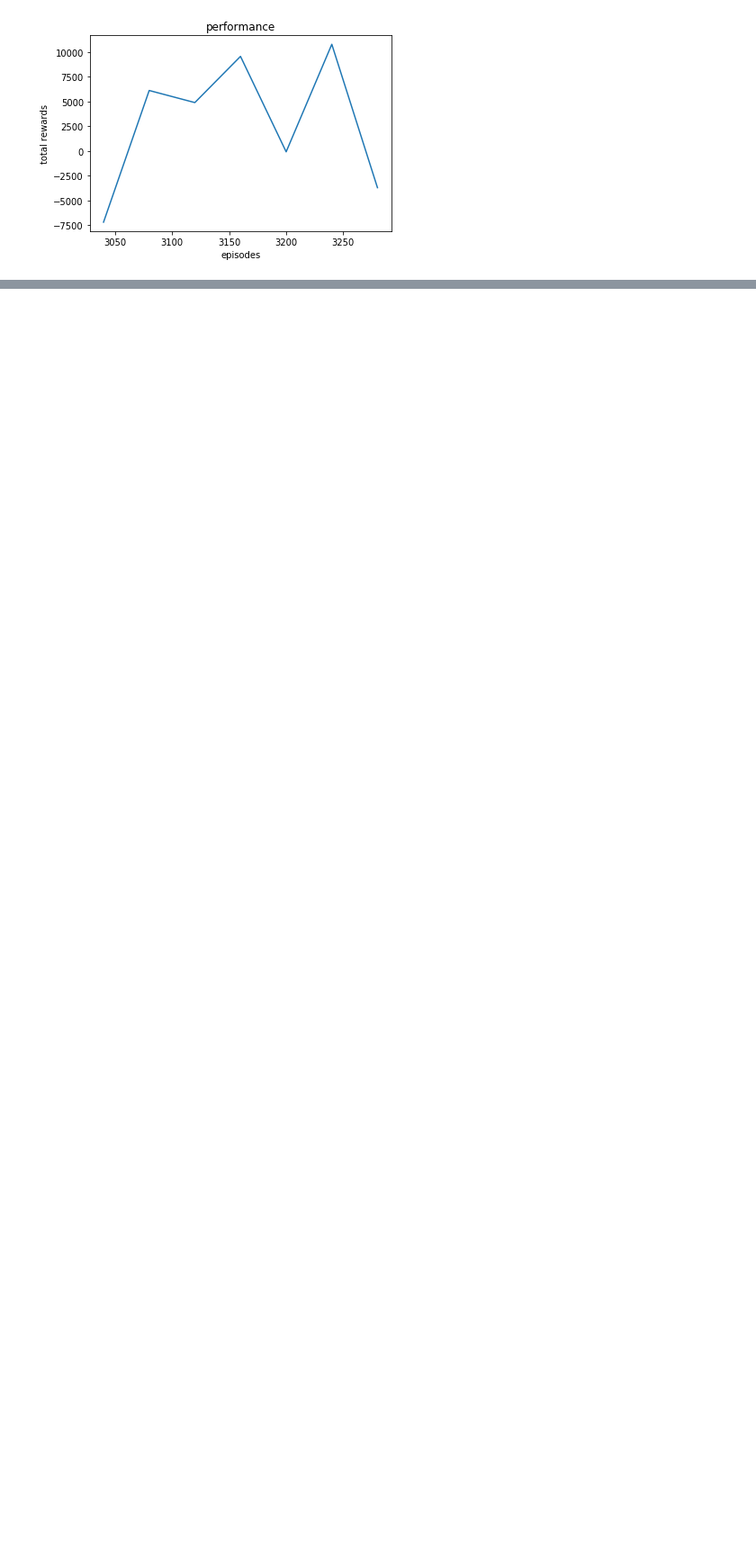
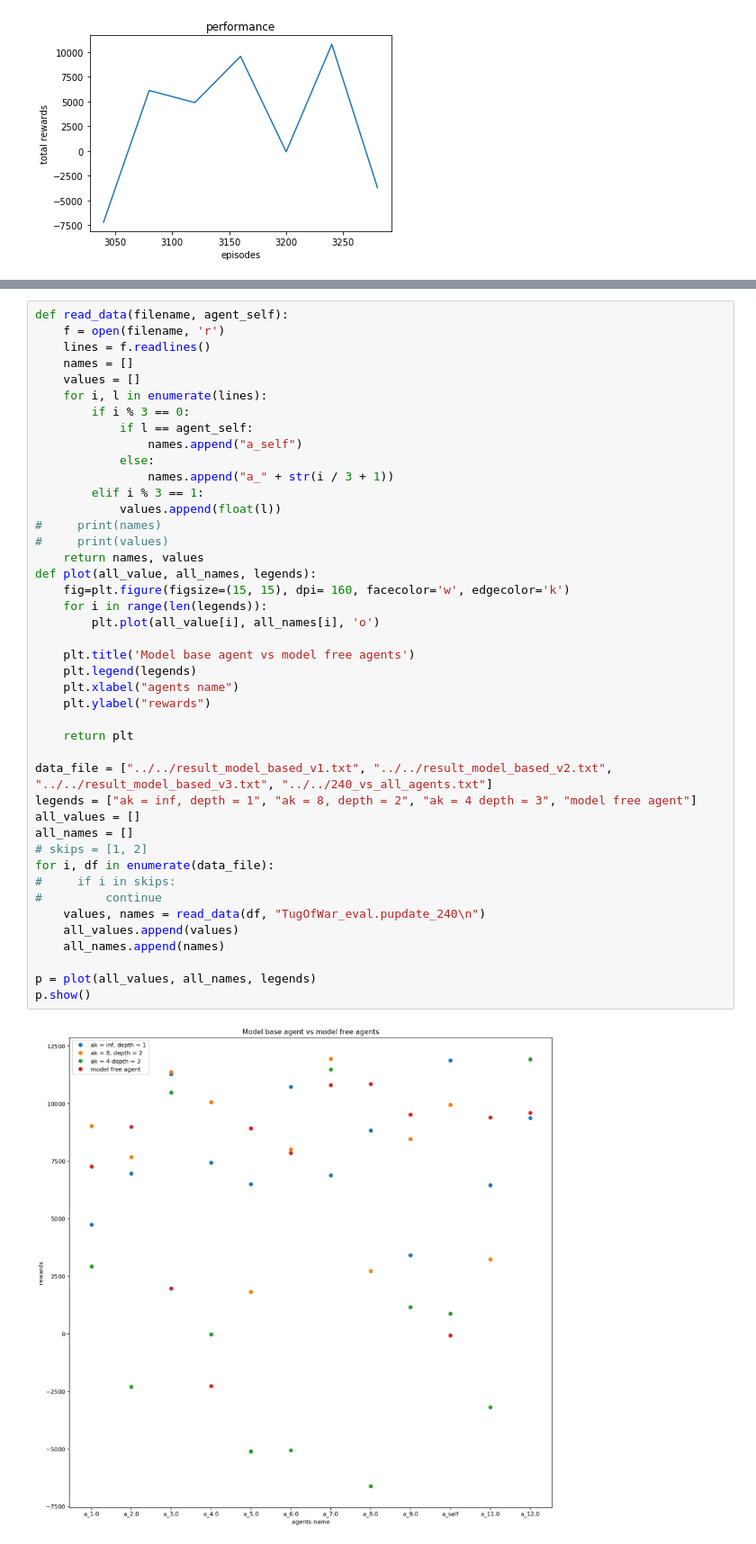
Before and after one commit to osu-xai/abp, a Jupyter notebook: abp/plot/plot_result.ipynb, the cells around one changed output, grey strips where cells are left out. Shown at 90% size. Drawn from its saved outputs; the diff is of its cells as text; blank space fills up the shorter version.

```diff
--- a/abp/plot/plot_result.ipynb
+++ b/abp/plot/plot_result.ipynb
@@ -76,0 +77,45 @@ for i in range(len(x_seperate)):
+# %%
+def read_data(filename, agent_self):
+    f = open(filename, 'r')
+    lines = f.readlines()
+    names = []
+    values = []
+    for i, l in enumerate(lines):
+        if i % 3 == 0:
+            if l == agent_self:
+                names.append("a_self")
+            else:
+                names.append("a_" + str(i / 3 + 1))
+        elif i % 3 == 1:
+            values.append(float(l))
+#     print(names)
+#     print(values)
+    return names, values
+def plot(all_value, all_names, legends):
+    fig=plt.figure(figsize=(15, 15), dpi= 160, facecolor='w', edgecolor='k')
+    for i in range(len(legends)):
+        plt.plot(all_value[i], all_names[i], 'o')
+
+    plt.title('Model base agent vs model free agents')
+    plt.legend(legends)
+    plt.xlabel("agents name")
+    plt.ylabel("rewards")
+
+    return plt
+
+data_file = ["../../result_model_based_v1.txt", "../../result_model_based_v2.txt", "../../result_model_based_v3.txt", "../../240_vs_all_agents.txt"]
+legends = ["ak = inf, depth = 1", "ak = 8, depth = 2", "ak = 4 depth = 3", "model free agent"]
+all_values = []
+all_names = []
+# skips = [1, 2]
+for i, df in enumerate(data_file):
+#     if i in skips:
+#         continue
+    values, names = read_data(df, "TugOfWar_eval.pupdate_240\n")
+    all_values.append(values)
+    all_names.append(names)
+
+p = plot(all_values, all_names, legends)
+p.show()
+# %% [output]
+[figure, added]
```
Also changed, not shown: parts of 2 cells of this notebook, 11 other files.
